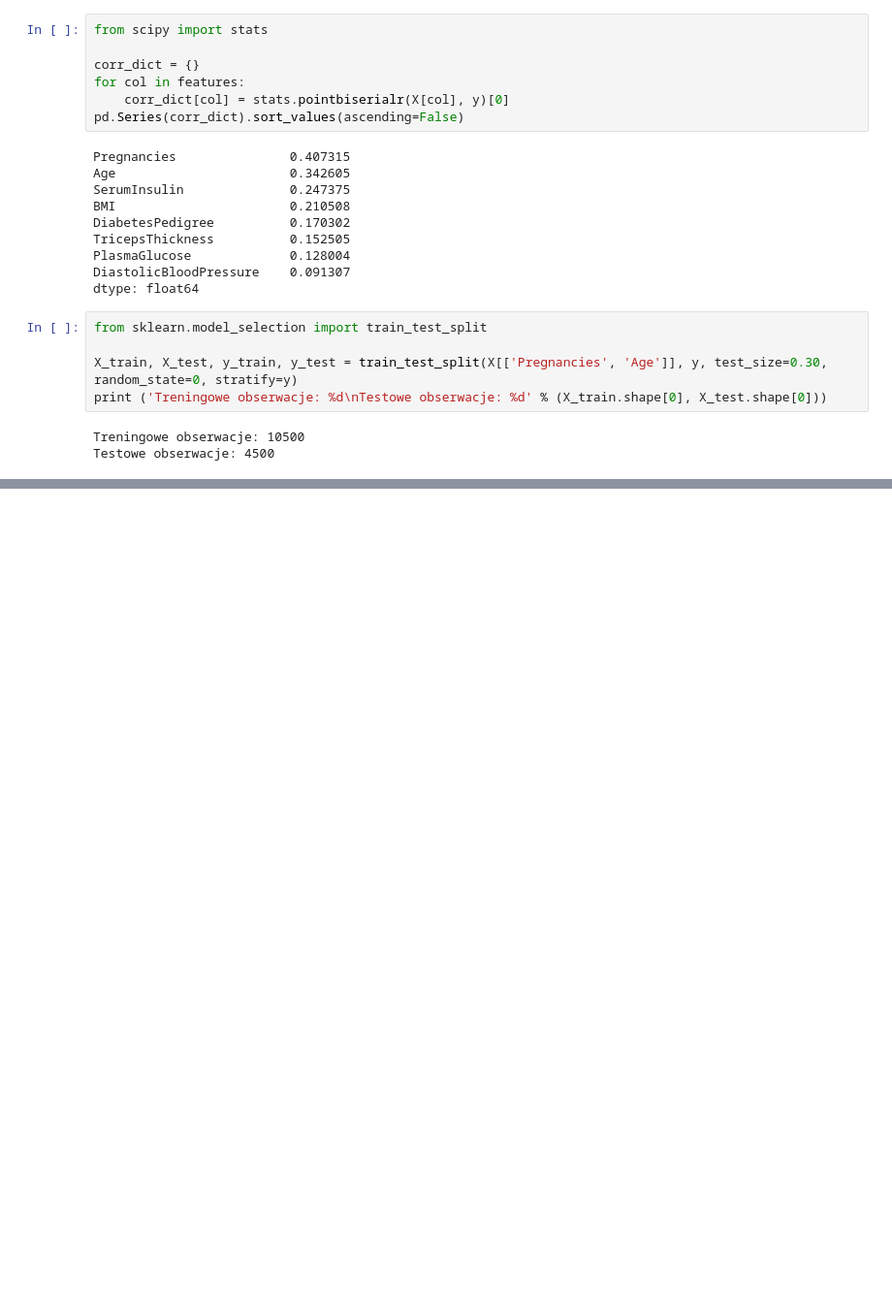
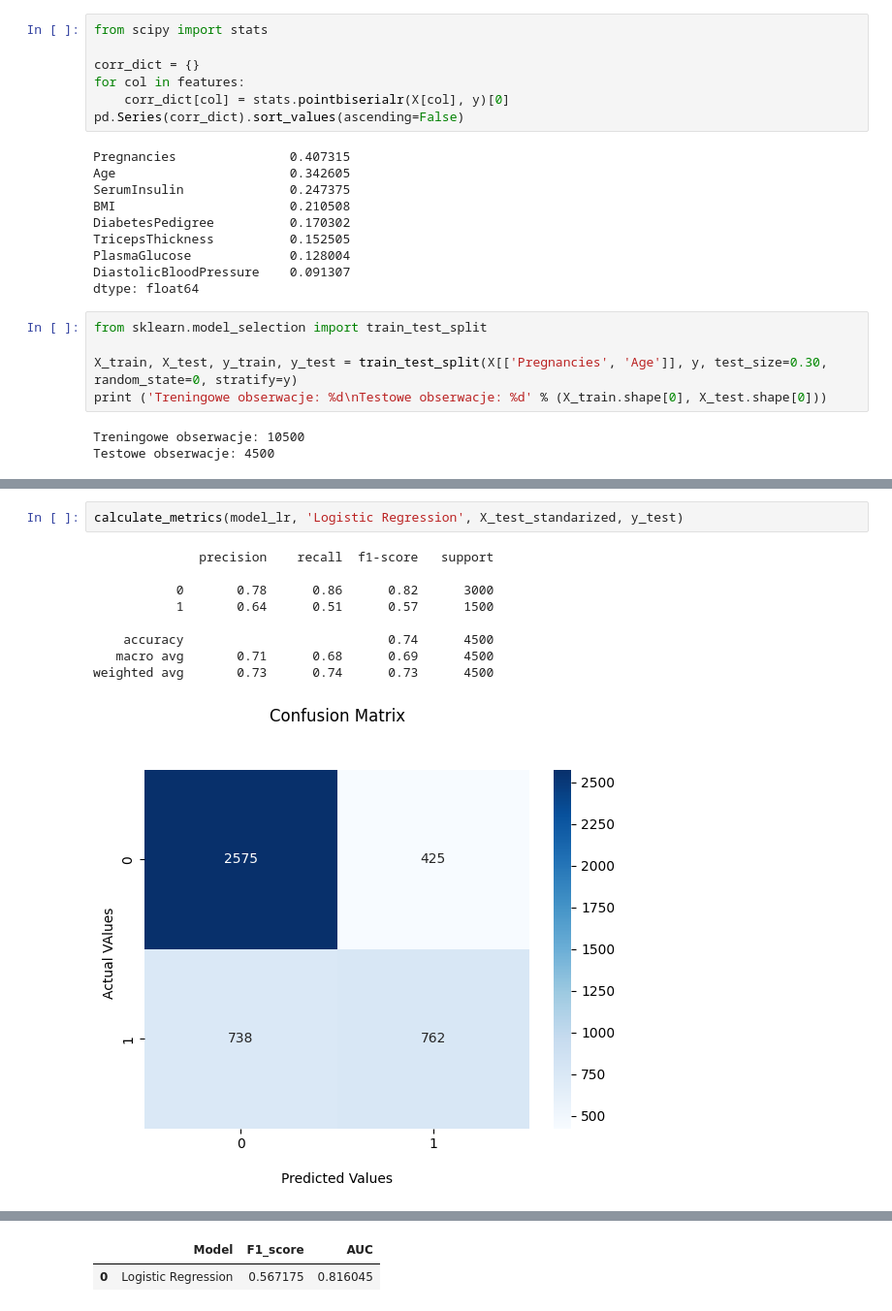
Before and after one commit to karolabramekkodilla/learning-git, a Jupyter notebook: 14.Klasyfikacja/notebook_one.ipynb, the cells around one changed output, grey strips where cells are left out. Shown at 97% size. Cells and saved outputs as stored; diff of their text form; blank space fills up the shorter version.

```diff
--- a/14.Klasyfikacja/notebook_one.ipynb
+++ b/14.Klasyfikacja/notebook_one.ipynb
@@ -174,0 +343,12 @@ Testowe obserwacje: 4500
+# %%
+calculate_metrics(model_lr, 'Logistic Regression', X_test_standarized, y_test)
+# %% [output]
+              precision    recall  f1-score   support
+
+           0       0.78      0.86      0.82      3000
+           1       0.64      0.51      0.57      1500
+
+    accuracy                           0.74      4500
+   macro avg       0.71      0.68      0.69      4500
+weighted avg       0.73      0.74      0.73      4500
+[figure, added]
@@ -174,0 +356,2 @@ Testowe obserwacje: 4500
+|  | Model | F1_score | AUC |
+| 0 | Logistic Regression | 0.567175 | 0.816045 |
```
Also changed, not shown: parts of 15 cells of this notebook.
